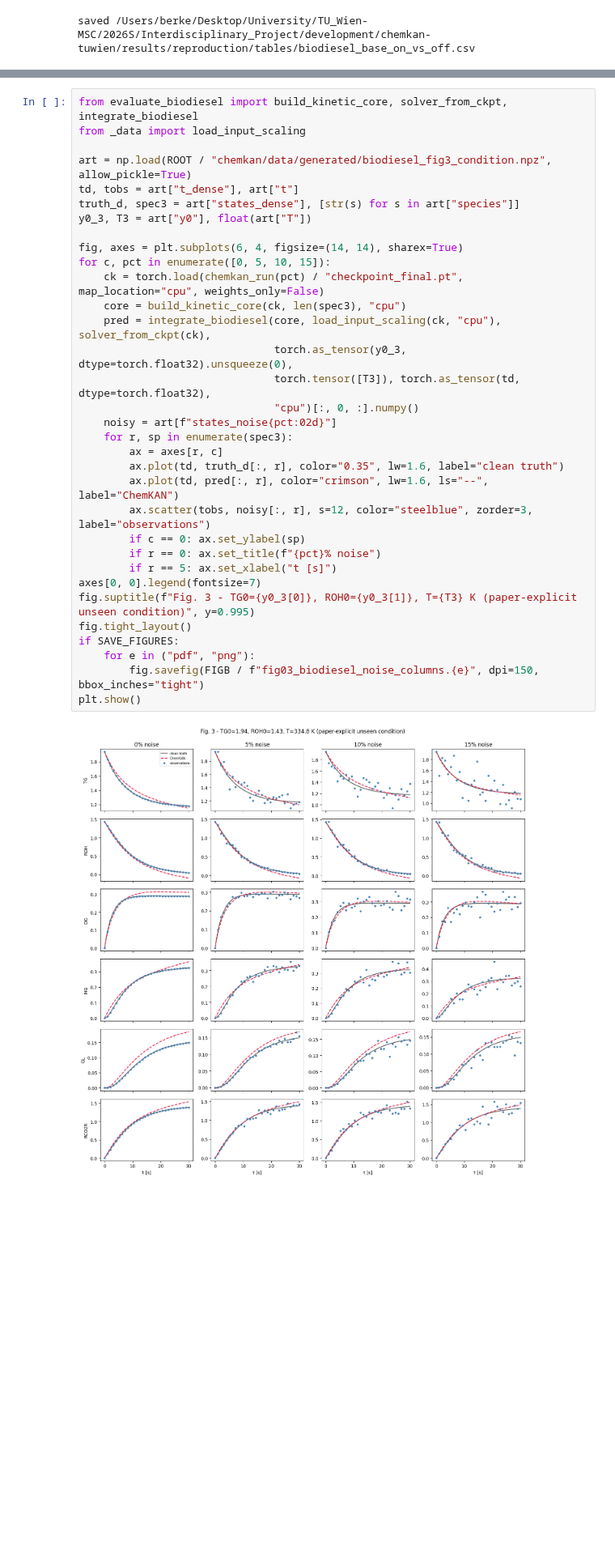
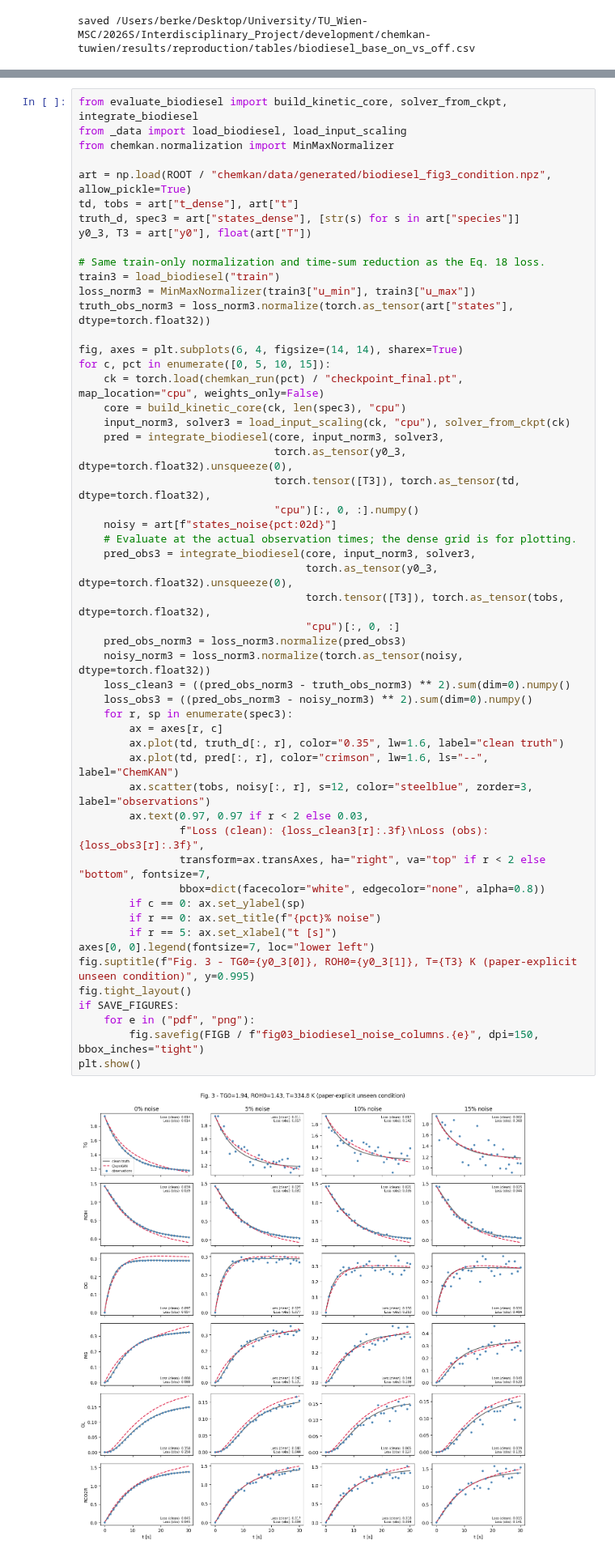
Before and after one commit to bnkglu/chemkan-tuwien, a Jupyter notebook: chemkan/notebooks/07_biodiesel_reproduction.ipynb, the cells around one changed output, grey strips where cells are left out. Shown at 81% size. Drawn from its saved outputs; the diff is of its cells as text; blank space fills up the shorter version.

```diff
--- a/chemkan/notebooks/07_biodiesel_reproduction.ipynb
+++ b/chemkan/notebooks/07_biodiesel_reproduction.ipynb
@@ -692,38 +689,58 @@ untouched. Predictions are closed-loop integrations from the initial condition o
 # %%
 from evaluate_biodiesel import build_kinetic_core, solver_from_ckpt, integrate_biodiesel
-from _data import load_input_scaling
+from _data import load_biodiesel, load_input_scaling
+from chemkan.normalization import MinMaxNormalizer
 
 art = np.load(ROOT / "chemkan/data/generated/biodiesel_fig3_condition.npz", allow_pickle=True)
 td, tobs = art["t_dense"], art["t"]
 truth_d, spec3 = art["states_dense"], [str(s) for s in art["species"]]
 y0_3, T3 = art["y0"], float(art["T"])
 
+# Same train-only normalization and time-sum reduction as the Eq. 18 loss.
+train3 = load_biodiesel("train")
+loss_norm3 = MinMaxNormalizer(train3["u_min"], train3["u_max"])
+truth_obs_norm3 = loss_norm3.normalize(torch.as_tensor(art["states"], dtype=torch.float32))
+
 fig, axes = plt.subplots(6, 4, figsize=(14, 14), sharex=True)
 for c, pct in enumerate([0, 5, 10, 15]):
     ck = torch.load(chemkan_run(pct) / "checkpoint_final.pt", map_location="cpu", weights_only=False)
     core = build_kinetic_core(ck, len(spec3), "cpu")
-    pred = integrate_biodiesel(core, load_input_scaling(ck, "cpu"), solver_from_ckpt(ck),
+    input_norm3, solver3 = load_input_scaling(ck, "cpu"), solver_from_ckpt(ck)
+    pred = integrate_biodiesel(core, input_norm3, solver3,
                                torch.as_tensor(y0_3, dtype=torch.float32).unsqueeze(0),
                                torch.tensor([T3]), torch.as_tensor(td, dtype=torch.float32),
                                "cpu")[:, 0, :].numpy()
     noisy = art[f"states_noise{pct:02d}"]
+    # Evaluate at the actual observation times; the dense grid is for plotting.
+    pred_obs3 = integrate_biodiesel(core, input_norm3, solver3,
+                                    torch.as_tensor(y0_3, dtype=torch.float32).unsqueeze(0),
+                                    torch.tensor([T3]), torch.as_tensor(tobs, dtype=torch.float32),
+                                    "cpu")[:, 0, :]
+    pred_obs_norm3 = loss_norm3.normalize(pred_obs3)
+    noisy_norm3 = loss_norm3.normalize(torch.as_tensor(noisy, dtype=torch.float32))
+    loss_clean3 = ((pred_obs_norm3 - truth_obs_norm3) ** 2).sum(dim=0).numpy()
+    loss_obs3 = ((pred_obs_norm3 - noisy_norm3) ** 2).sum(dim=0).numpy()
     for r, sp in enumerate(spec3):
         ax = axes[r, c]
         ax.plot(td, truth_d[:, r], color="0.35", lw=1.6, label="clean truth")
         ax.plot(td, pred[:, r], color="crimson", lw=1.6, ls="--", label="ChemKAN")
         ax.scatter(tobs, noisy[:, r], s=12, color="steelblue", zorder=3, label="observations")
+        ax.text(0.97, 0.97 if r < 2 else 0.03,
+                f"Loss (clean): {loss_clean3[r]:.3f}\nLoss (obs): {loss_obs3[r]:.3f}",
+                transform=ax.transAxes, ha="right", va="top" if r < 2 else "bottom", fontsize=7,
+                bbox=dict(facecolor="white", edgecolor="none", alpha=0.8))
         if c == 0: ax.set_ylabel(sp)
         if r == 0: ax.set_title(f"{pct}% noise")
         if r == 5: ax.set_xlabel("t [s]")
-axes[0, 0].legend(fontsize=7)
+axes[0, 0].legend(fontsize=7, loc="lower left")
 fig.suptitle(f"Fig. 3 - TG0={y0_3[0]}, ROH0={y0_3[1]}, T={T3} K (paper-explicit unseen condition)", y=0.995)
 fig.tight_layout()
 if SAVE_FIGURES:
     for e in ("pdf", "png"):
         fig.savefig(FIGB / f"fig03_biodiesel_noise_columns.{e}", dpi=150, bbox_inches="tight")
 plt.show()
 # %% [output]
-[figure, old version]
+[figure, new version]
 # %% [markdown]
 **Reading Figure 3.** The reconstruction is qualitatively right at every noise level, and
 visibly *not* exact even at 0 %: the 0 % prediction drives ROH negative at late times and
```
Also changed, not shown: parts of 24 cells of this notebook, 1 other file.
